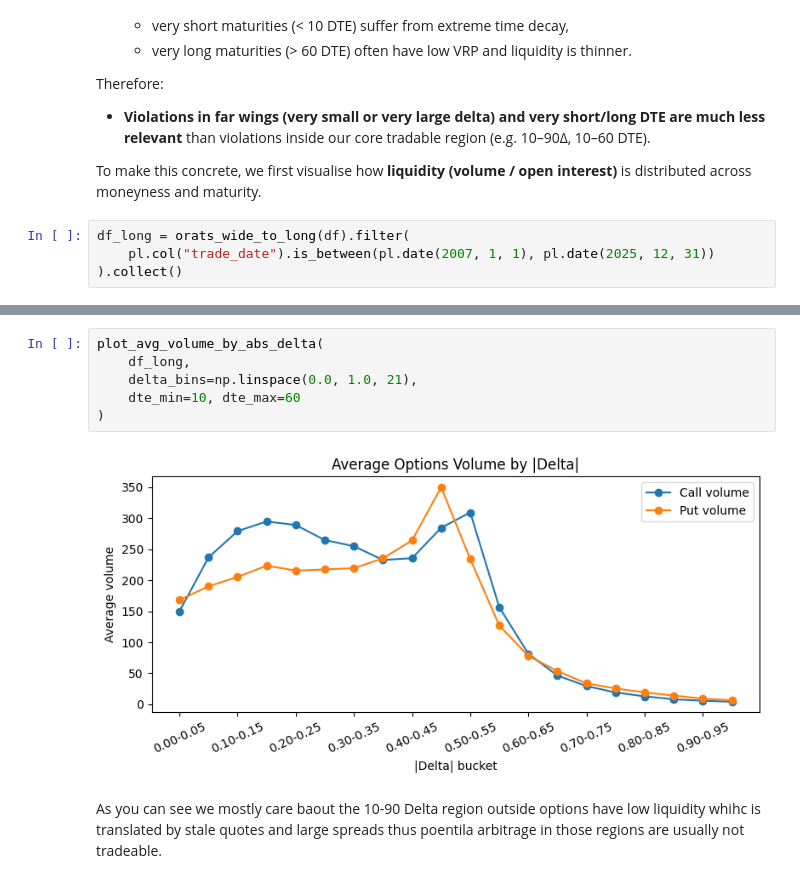
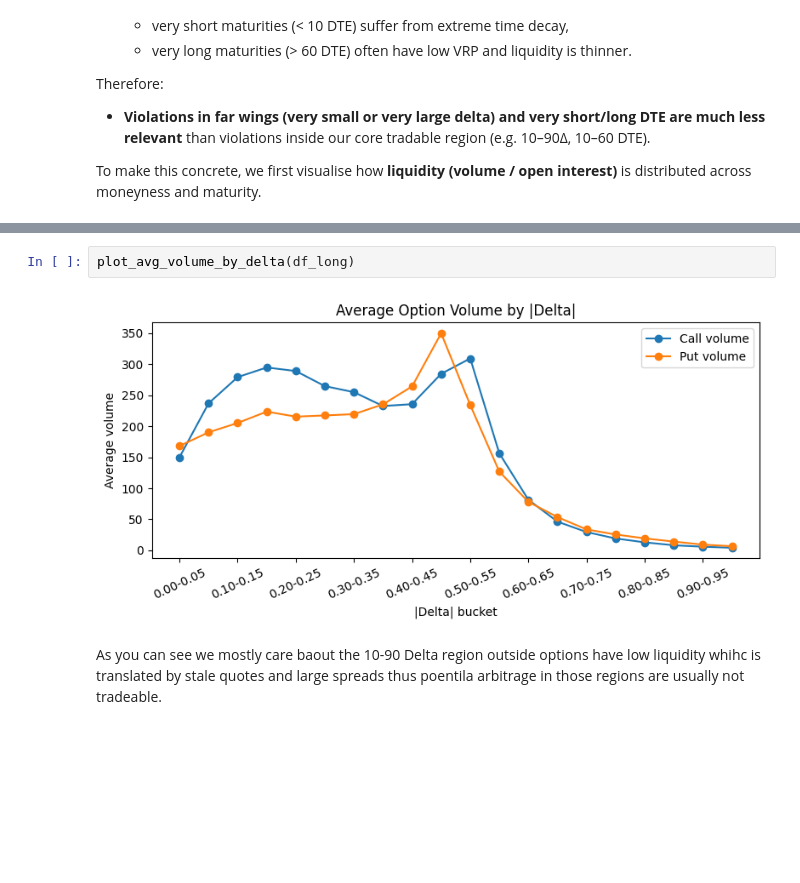
Before and after one commit to anthonymakarewicz/volatility-trading, a Jupyter notebook: notebooks/orats_spx_panel_eda_validation.ipynb, the cells around one changed output, grey strips where cells are left out. Saved outputs shown, nothing was run; the diff lists cells and outputs as text; blank space fills up the shorter version.

```diff
--- a/notebooks/orats_spx_panel_eda_validation.ipynb
+++ b/notebooks/orats_spx_panel_eda_validation.ipynb
@@ -1027,8 +1030,4 @@ Therefore:
 
 To make this concrete, we first visualise how **liquidity (volume / open interest)**
 is distributed across moneyness and maturity.
-# %%
-df_long = orats_wide_to_long(df).filter(
-    pl.col("trade_date").is_between(pl.date(2007, 1, 1), pl.date(2025, 12, 31))
-).collect()
 # %% [markdown]
@@ -1080,11 +1035,7 @@ def plot_avg_volume_by_abs_delta(
 # %%
-plot_avg_volume_by_abs_delta(
-    df_long,
-    delta_bins=np.linspace(0.0, 1.0, 21),
-    dte_min=10, dte_max=60
-)
+plot_avg_volume_by_delta(df_long)
 # %% [output]
-[figure, old version]
+[figure, new version]
 # %% [markdown]
 As you can see we mostly care baout the 10-90 Delta region outside options have low liquidity whihc is translated by
 stale quotes and large spreads thus poentila arbitrage in those regions are usually not tradeable.
```
Also changed, not shown: parts of 17 cells of this notebook, 2 other files.
